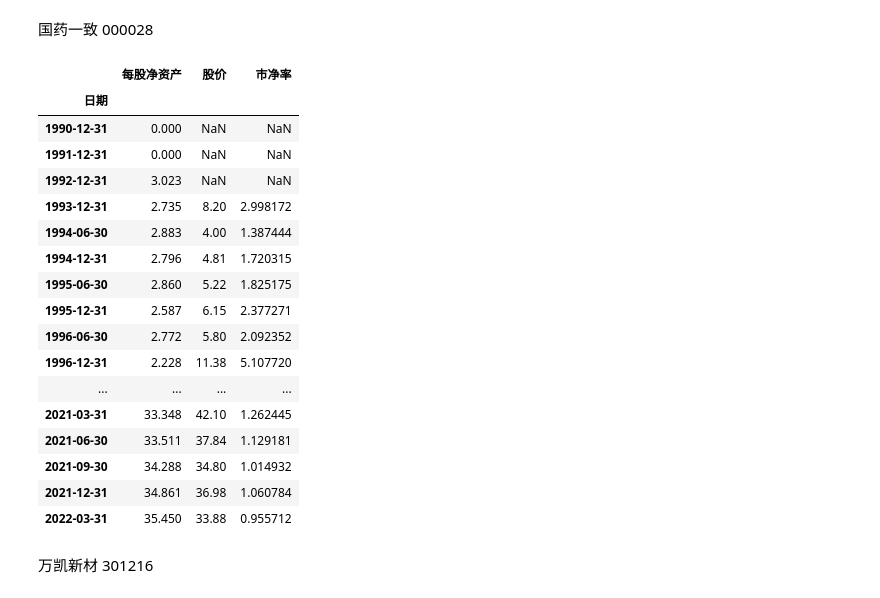
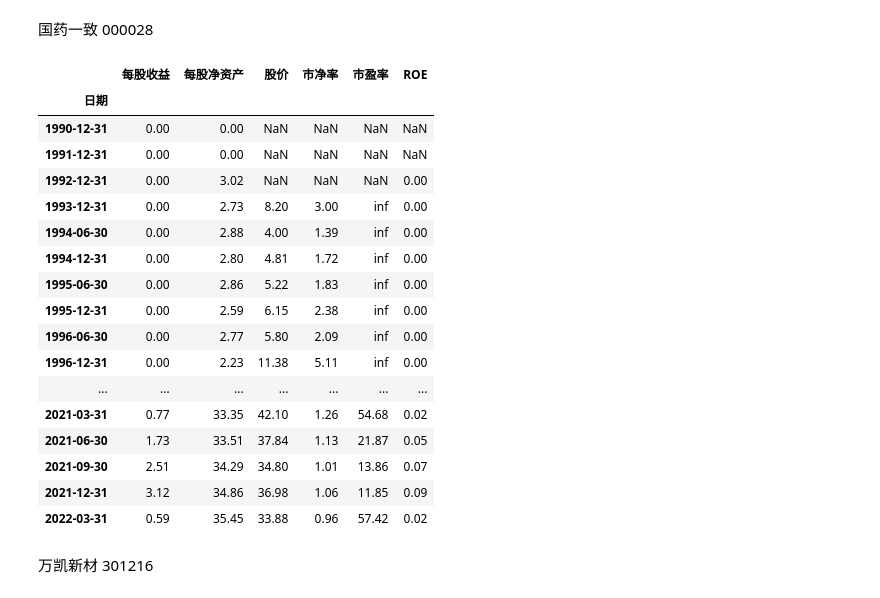
Before and after one commit to songjian/economic-data-tools, a Jupyter notebook: 盛京剑客《从净资产角度思考股票投资》.ipynb, the cells around one changed output. Cells and saved outputs as stored; diff of their text form; code cells hidden in the pictures.

```diff
--- a/盛京剑客《从净资产角度思考股票投资》.ipynb
+++ b/盛京剑客《从净资产角度思考股票投资》.ipynb
@@ -4,3 +4,4 @@ from sina_finance import sina
 import numpy as np
 import pandas as pd
 pd.set_option('display.max_rows', None)
+pd.set_option('display.float_format', lambda x: '%.2f' % x)
@@ -17,3 +8,15 @@ def basic_info(code:str):
+# %%
+def basic_info(code:str):
+    mgsy=sina.mgsy(code)
+    mgjzc=sina.mgjzc(code)
+    prices=netease.historical_prices(code)
+    mgsy['每股净资产']=mgjzc['每股净资产']
+    mgsy['股价']=prices['收盘价'].resample('Q').ffill()
+    mgsy['市净率']=mgsy['股价']/mgsy['每股净资产']
+    mgsy['市盈率']=mgsy['股价']/mgsy['每股收益']
+    mgsy['ROE']=mgsy['每股收益']/mgsy['每股净资产']
+    mgsy.sort_index(inplace=True)
+    return mgsy
 # %%
 def dividend_yield(code):
     """股息率
@@ -113,26 +116,26 @@ mgjzc('000157')
 # %% [markdown]
 国药一致 000028
 # %%
-mgjzc('000028')
+basic_info('000028')
 # %% [output]
-|  | 每股净资产 | 股价 | 市净率 |
-| 日期 |  |  |  |
-| 1990-12-31 | 0.000 | NaN | NaN |
-| 1991-12-31 | 0.000 | NaN | NaN |
-| 1992-12-31 | 3.023 | NaN | NaN |
-| 1993-12-31 | 2.735 | 8.20 | 2.998172 |
-| 1994-06-30 | 2.883 | 4.00 | 1.387444 |
-| 1994-12-31 | 2.796 | 4.81 | 1.720315 |
-| 1995-06-30 | 2.860 | 5.22 | 1.825175 |
-| 1995-12-31 | 2.587 | 6.15 | 2.377271 |
-| 1996-06-30 | 2.772 | 5.80 | 2.092352 |
-| 1996-12-31 | 2.228 | 11.38 | 5.107720 |
-| ... | ... | ... | ... |
-| 2021-03-31 | 33.348 | 42.10 | 1.262445 |
-| 2021-06-30 | 33.511 | 37.84 | 1.129181 |
-| 2021-09-30 | 34.288 | 34.80 | 1.014932 |
-| 2021-12-31 | 34.861 | 36.98 | 1.060784 |
-| 2022-03-31 | 35.450 | 33.88 | 0.955712 |
+|  | 每股收益 | 每股净资产 | 股价 | 市净率 | 市盈率 | ROE |
+| 日期 |  |  |  |  |  |  |
+| 1990-12-31 | 0.00 | 0.00 | NaN | NaN | NaN | NaN |
+| 1991-12-31 | 0.00 | 0.00 | NaN | NaN | NaN | NaN |
+| 1992-12-31 | 0.00 | 3.02 | NaN | NaN | NaN | 0.00 |
+| 1993-12-31 | 0.00 | 2.73 | 8.20 | 3.00 | inf | 0.00 |
+| 1994-06-30 | 0.00 | 2.88 | 4.00 | 1.39 | inf | 0.00 |
+| 1994-12-31 | 0.00 | 2.80 | 4.81 | 1.72 | inf | 0.00 |
+| 1995-06-30 | 0.00 | 2.86 | 5.22 | 1.83 | inf | 0.00 |
+| 1995-12-31 | 0.00 | 2.59 | 6.15 | 2.38 | inf | 0.00 |
+| 1996-06-30 | 0.00 | 2.77 | 5.80 | 2.09 | inf | 0.00 |
+| 1996-12-31 | 0.00 | 2.23 | 11.38 | 5.11 | inf | 0.00 |
+| ... | ... | ... | ... | ... | ... | ... |
+| 2021-03-31 | 0.77 | 33.35 | 42.10 | 1.26 | 54.68 | 0.02 |
+| 2021-06-30 | 1.73 | 33.51 | 37.84 | 1.13 | 21.87 | 0.05 |
+| 2021-09-30 | 2.51 | 34.29 | 34.80 | 1.01 | 13.86 | 0.07 |
+| 2021-12-31 | 3.12 | 34.86 | 36.98 | 1.06 | 11.85 | 0.09 |
+| 2022-03-31 | 0.59 | 35.45 | 33.88 | 0.96 | 57.42 | 0.02 |
 # %% [markdown]
 万凯新材 301216
 # %%
```
Also changed, not shown: parts of 11 cells of this notebook.
